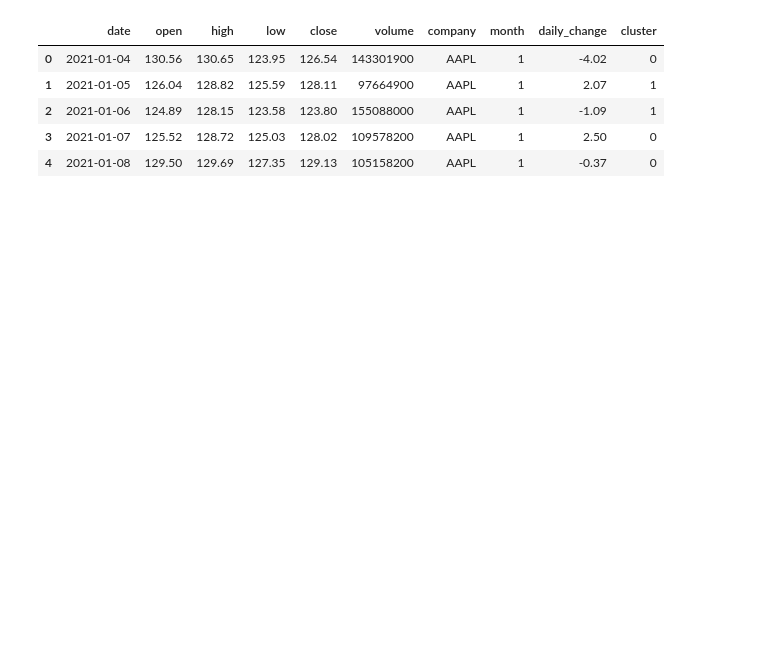
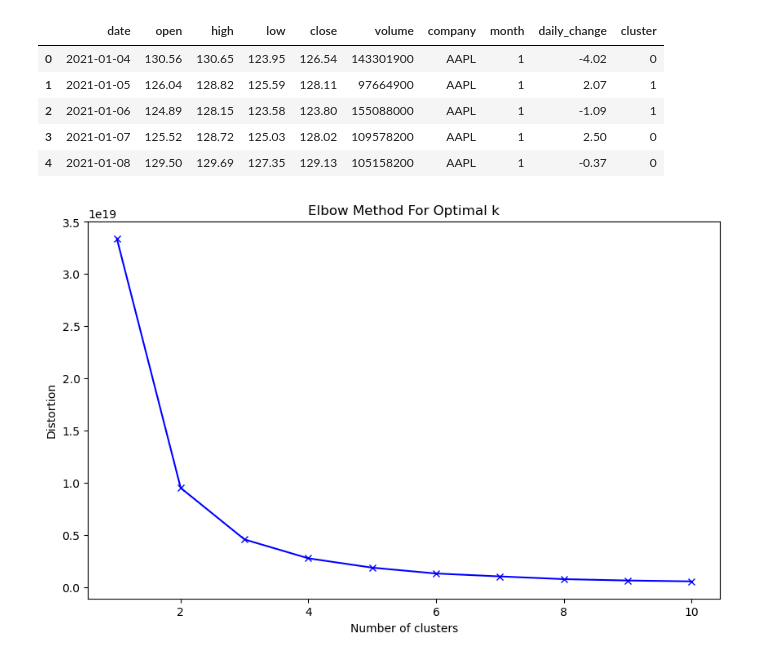
Before and after one commit to microslaw/nasdaqAnalysis, a Jupyter notebook: main.ipynb, the cells around one changed output. Saved outputs shown, nothing was run; the diff lists cells and outputs as text; code cells hidden in the pictures; blank space fills up the shorter version.

```diff
--- a/main.ipynb
+++ b/main.ipynb
@@ -45,10 +46,39 @@ fig_line = px.line(
     labels=map_colname_source_to_readable,
 )
 fig_line.show()
-# %%
-# mock clustering
-df["cluster"] = np.random.randint(0, 4, size=len(df))
-df["cluster"] = df["cluster"].astype(str)
+# %%
+distortions = []
+K = range(1, 11)
+for k in K:
+    kmeans = KMeans(n_clusters=k, random_state=42)
+    kmeans.fit(df[['volume', 'daily_change']])
+    distortions.append(kmeans.inertia_)
+
+import matplotlib.pyplot as plt
+
+plt.figure(figsize=(10, 6))
+plt.plot(K, distortions, 'bx-')
+plt.xlabel('Number of clusters')
+plt.ylabel('Distortion')
+plt.title('Elbow Method For Optimal k')
+plt.show()
+
+optimal_k = 2
+kmeans = KMeans(n_clusters=optimal_k, random_state=42)
+df['cluster'] = kmeans.fit_predict(df[['volume', 'daily_change']])
+df['cluster'] = df['cluster'].astype(str)
+fig_cluster = px.scatter(
+    df,
+    y="volume",
+    x="daily_change",
+    color="cluster",
+    title="Clustering of NASDAQ Stocks",
+    height=800,
+    labels=map_colname_source_to_readable,
+)
+fig_cluster.show()
+# %% [output]
+[figure, added]
 # %%
 df_bubble = df.groupby(["month", "cluster"], as_index=False).agg(
     {
```
Also changed, not shown: parts of 2 cells of this notebook.
